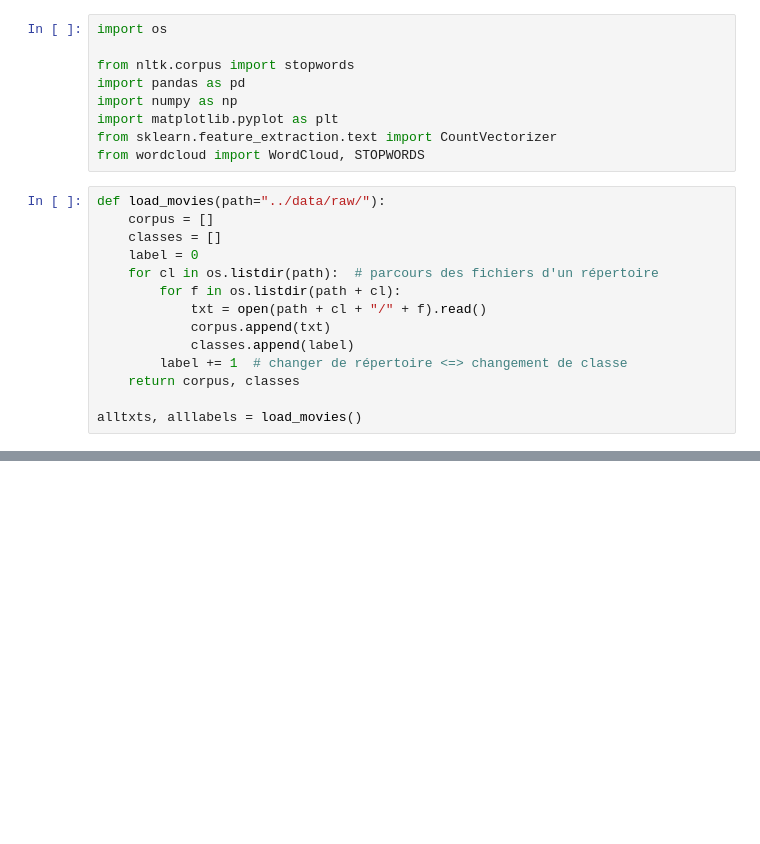
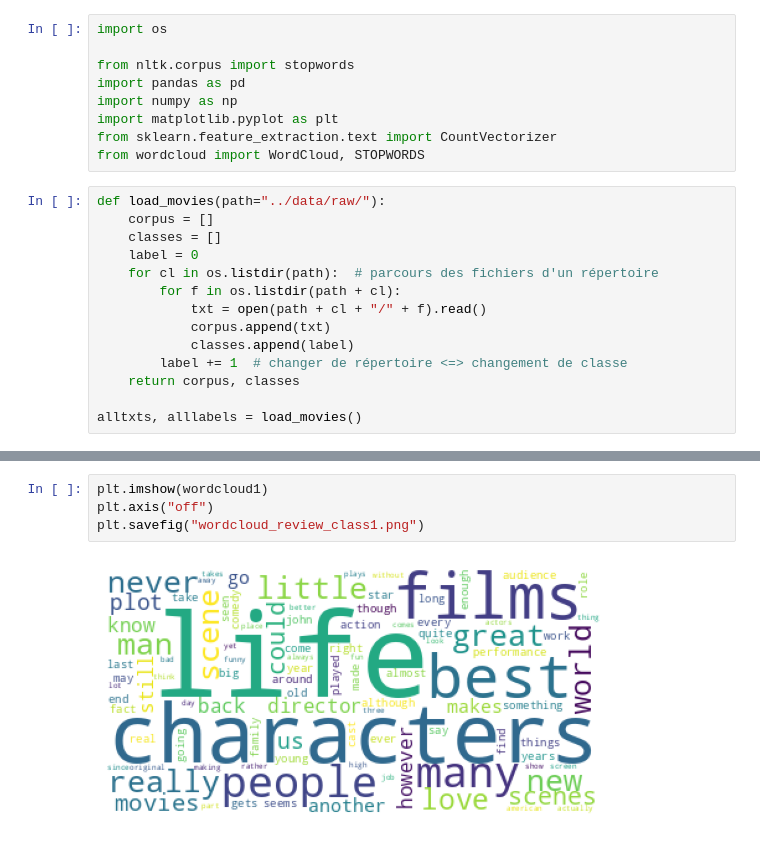
Before and after one commit to CharlesAttend/RITAL-Projet1, a Jupyter notebook: part2_review/reports/1.0-exploration-wordclouds.ipynb, the cells around one changed output, grey strips where cells are left out. Cells and saved outputs as stored; diff of their text form; blank space fills up the shorter version.

```diff
--- a/part2_review/reports/1.0-exploration-wordclouds.ipynb
+++ b/part2_review/reports/1.0-exploration-wordclouds.ipynb
@@ -278,0 +288,6 @@ dtype: int64
+# %%
+plt.imshow(wordcloud1)
+plt.axis("off")
+plt.savefig("wordcloud_review_class1.png")
+# %% [output]
+[figure, added]
```
Also changed, not shown: parts of 6 cells of this notebook, 3 other files.
